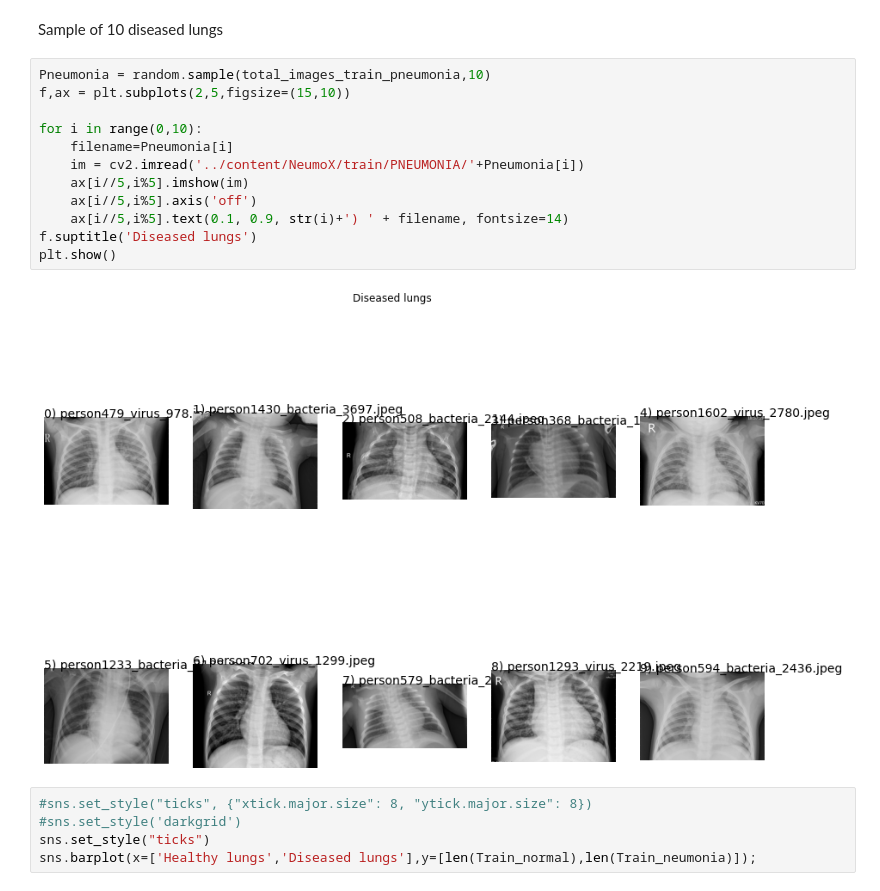
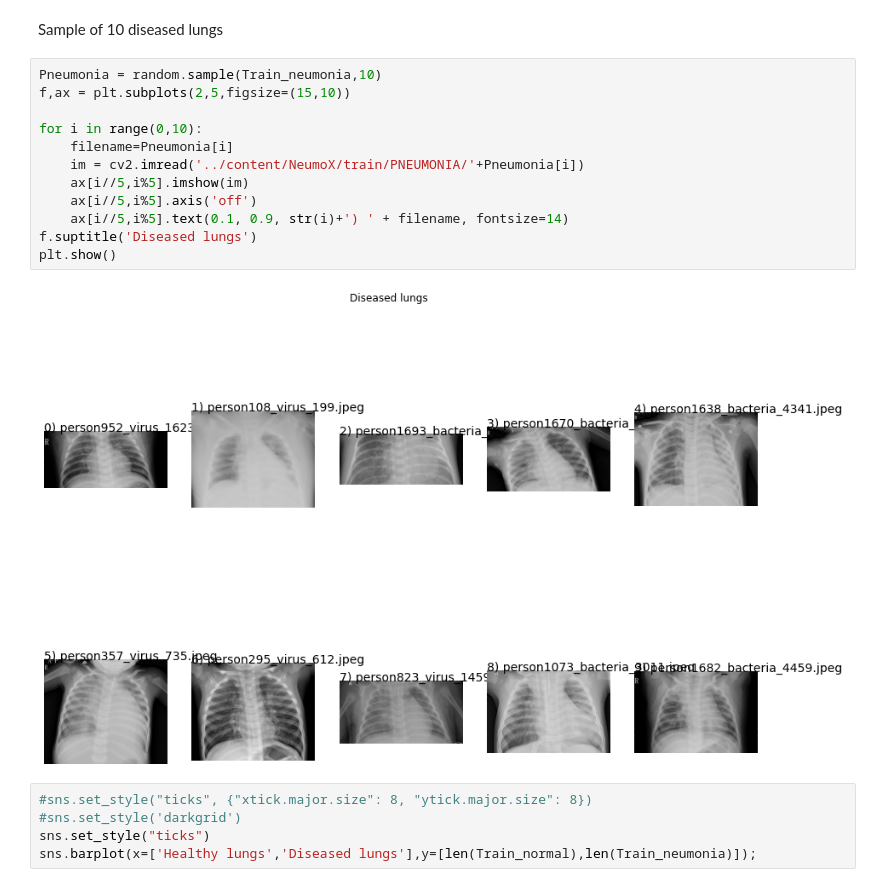
Before and after one commit to Albertogalred/Data-Science, a Jupyter notebook: NeumoX.ipynb, the cells around one changed output. Saved outputs shown, nothing was run; the diff lists cells and outputs as text.

```diff
--- a/NeumoX.ipynb
+++ b/NeumoX.ipynb
@@ -124,19 +126,19 @@ plt.show()
 # %% [markdown]
 Sample of 10 diseased lungs
 # %%
-Pneumonia = random.sample(total_images_train_pneumonia,10)
+Pneumonia = random.sample(Train_neumonia,10)
 f,ax = plt.subplots(2,5,figsize=(15,10))
 
 for i in range(0,10):
     filename=Pneumonia[i]
     im = cv2.imread('../content/NeumoX/train/PNEUMONIA/'+Pneumonia[i])
     ax[i//5,i%5].imshow(im)
     ax[i//5,i%5].axis('off')
     ax[i//5,i%5].text(0.1, 0.9, str(i)+') ' + filename, fontsize=14)
 f.suptitle('Diseased lungs')
 plt.show()
 # %% [output]
-[figure, old version]
+[figure, new version]
 # %%
 #sns.set_style("ticks", {"xtick.major.size": 8, "ytick.major.size": 8})
 #sns.set_style('darkgrid')
```
Also changed, not shown: parts of 12 cells of this notebook.
